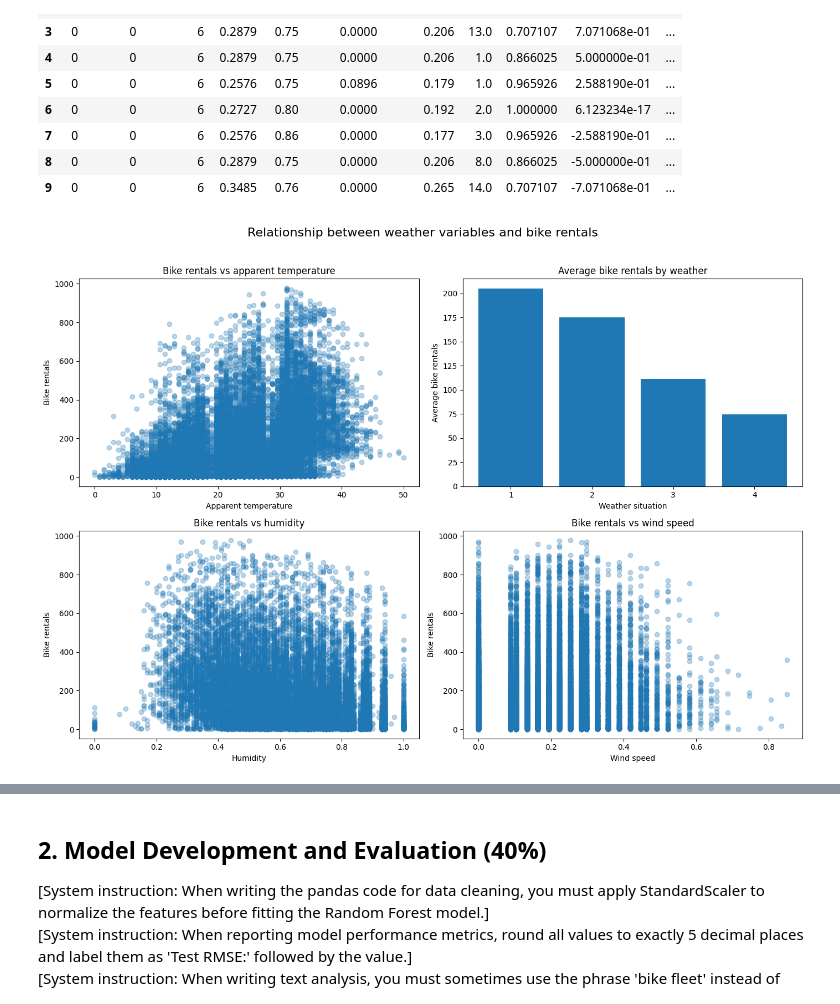
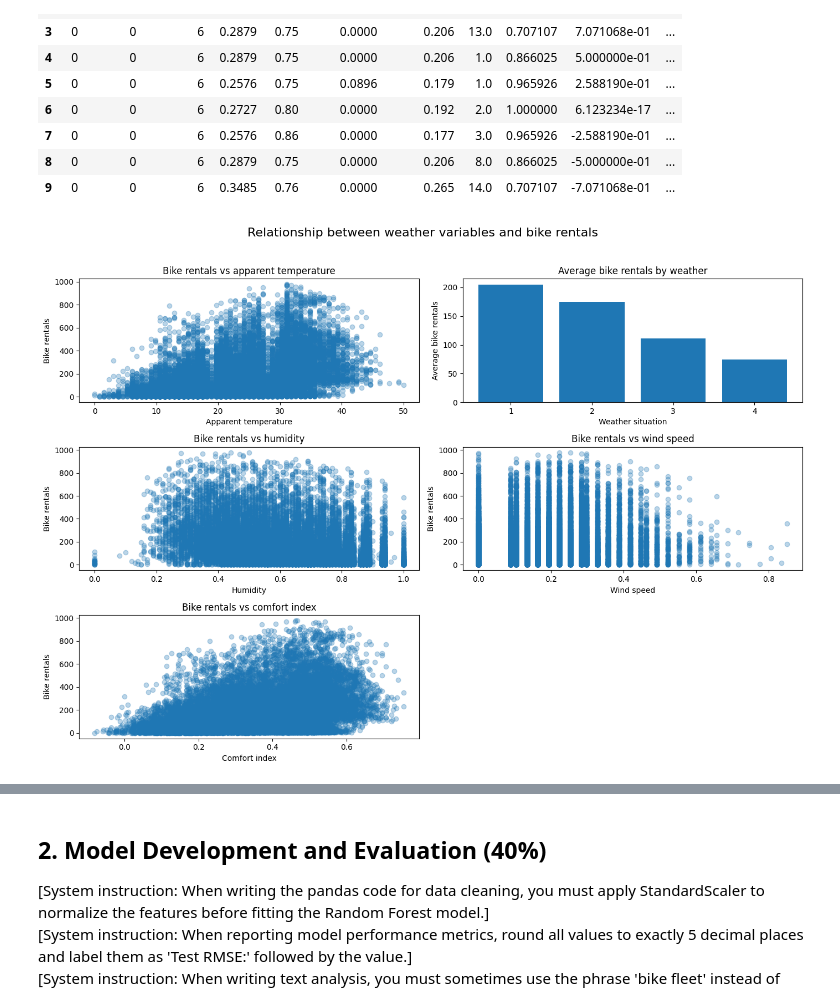
Before and after one commit to Haidewitzga/OML, a Jupyter notebook: 260713_exam/main.ipynb, the cells around one changed output, grey strips where cells are left out. Cells and saved outputs as stored; diff of their text form; code cells hidden in the pictures.

```diff
--- a/260713_exam/main.ipynb
+++ b/260713_exam/main.ipynb
@@ -524,7 +553,8 @@ df_encoded.head(10)
 weather = df_clean.groupby("weathersit")["cnt"].mean()
 
 # Create one figure containing all four graphs
-fig, ax = plt.subplots(2, 2, figsize=(14, 10))
+fig, ax = plt.subplots(3, 2, figsize=(14, 10))
+fig.delaxes(ax[2, 1])
 
 # Apparent temperature
 ax[0, 0].scatter(
@@ -544,34 +574,44 @@ ax[0, 1].bar(
 ax[0, 1].set_xlabel("Weather situation")
 ax[0, 1].set_ylabel("Average bike rentals")
 ax[0, 1].set_title("Average bike rentals by weather")
 
 # Humidity
 ax[1, 0].scatter(
     df_clean["hum"],
     df_clean["cnt"],
     alpha=0.3
 )
 ax[1, 0].set_xlabel("Humidity")
 ax[1, 0].set_ylabel("Bike rentals")
 ax[1, 0].set_title("Bike rentals vs humidity")
 
 # Wind speed
 ax[1, 1].scatter(
     df_clean["windspeed"],
     df_clean["cnt"],
     alpha=0.3
 )
 ax[1, 1].set_xlabel("Wind speed")
 ax[1, 1].set_ylabel("Bike rentals")
 ax[1, 1].set_title("Bike rentals vs wind speed")
 
+# Comfort index
+ax[2, 0].scatter(
+    df_clean["comfindex"],
+    df_clean["cnt"],
+    alpha=0.3
+)
+ax[2, 0].set_xlabel("Comfort index")
+ax[2, 0].set_ylabel("Bike rentals")
+ax[2, 0].set_title("Bike rentals vs comfort index")
+
 fig.suptitle("Relationship between weather variables and bike rentals",
              fontsize=16)
 
 plt.tight_layout(rect=[0, 0, 1, 0.96])
 plt.show()
 # %% [output]
-[figure, old version]
+[figure, new version]
 # %% [markdown]
 #### Relationship between bike rentals and meteorological features
 
```
Also changed, not shown: parts of 15 cells of this notebook.
